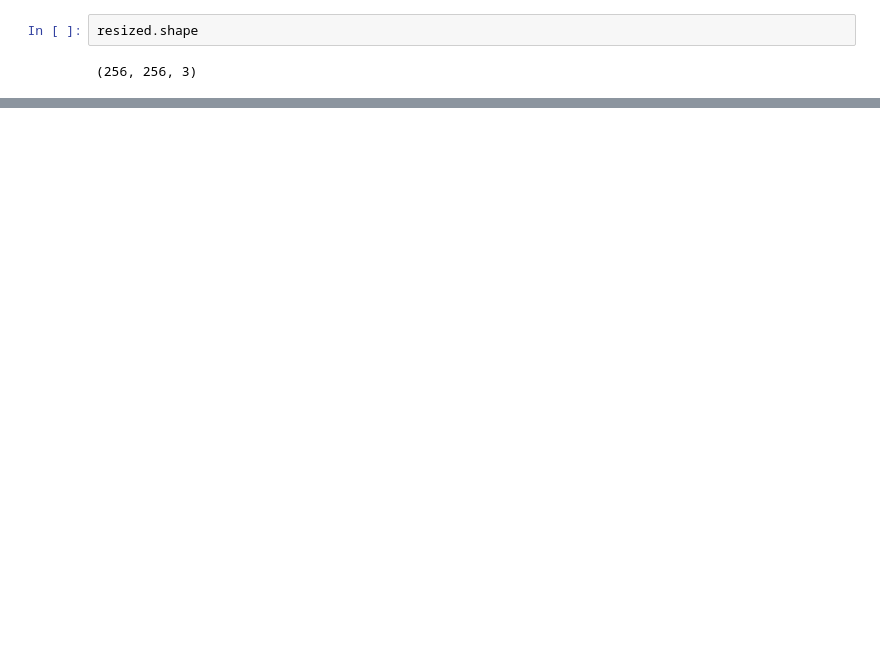
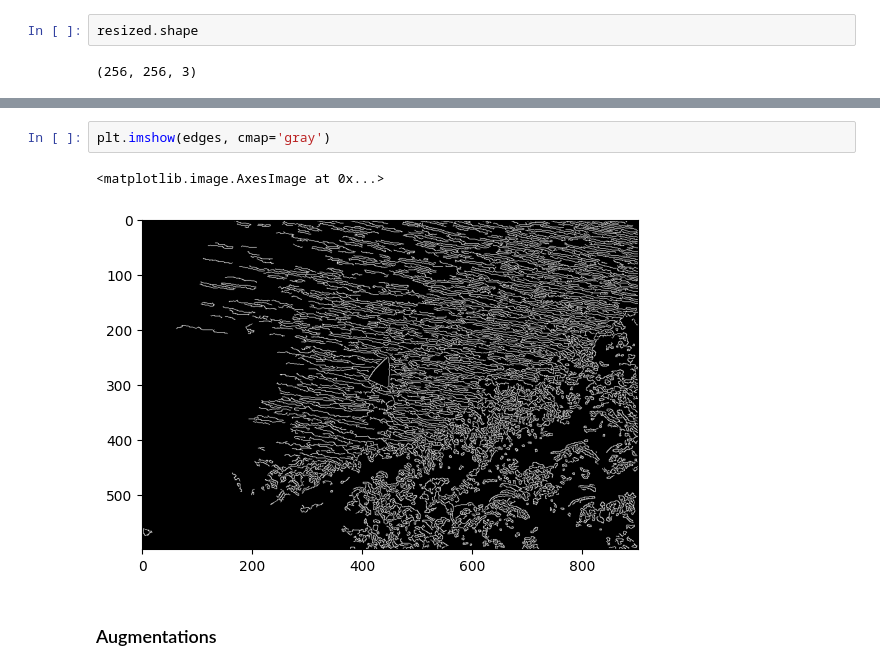
Before and after one commit to asishjose/Deep-Learning, a Jupyter notebook: 4__Open_CV/005_review_1.ipynb, the cells around one changed output, grey strips where cells are left out. Saved outputs shown, nothing was run; the diff lists cells and outputs as text; blank space fills up the shorter version.

```diff
--- a/4__Open_CV/005_review_1.ipynb
+++ b/4__Open_CV/005_review_1.ipynb
@@ -29,0 +56,7 @@ cv2.Canny()
+# %%
+plt.imshow(edges, cmap='gray')
+# %% [output]
+<matplotlib.image.AxesImage at 0x...>
+[figure, added]
+# %% [markdown]
+### Augmentations
```
Also changed, not shown: parts of 24 cells of this notebook, 5 other files.
